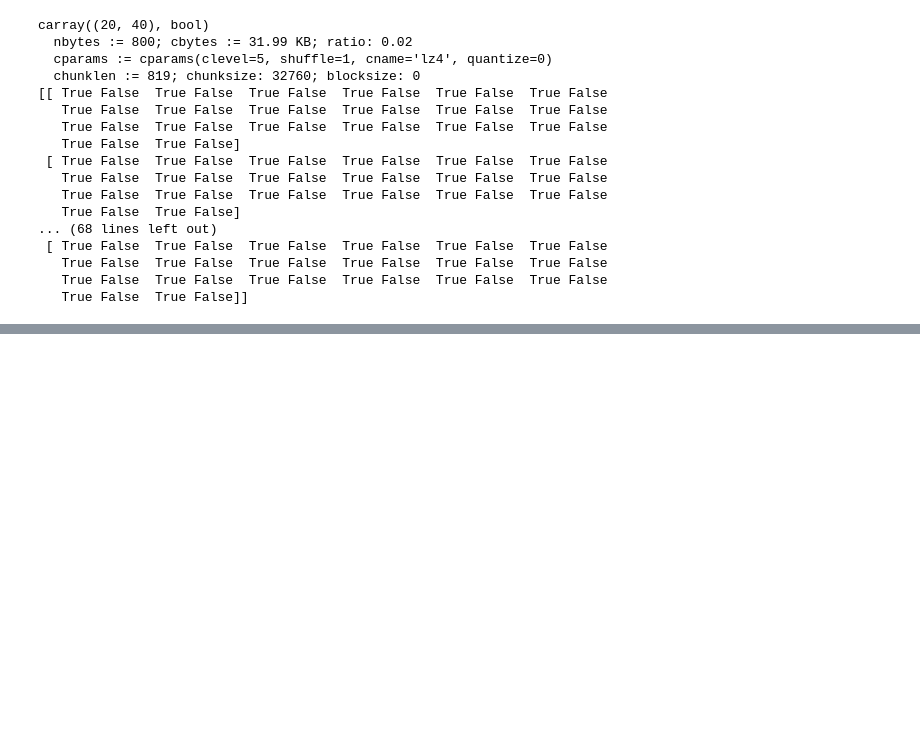
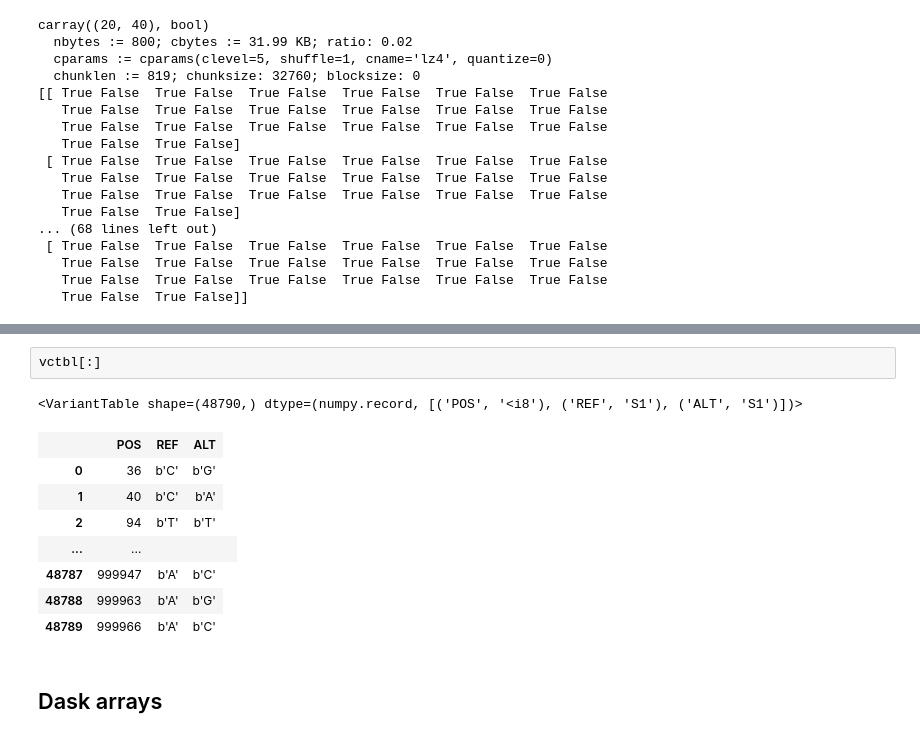
Before and after one commit to cggh/scikit-allel, a Jupyter notebook: notebooks/repr_html.ipynb, the cells around one changed output, grey strips where cells are left out. Drawn from its saved outputs; the diff is of its cells as text; blank space fills up the shorter version.

```diff
--- a/notebooks/repr_html.ipynb
+++ b/notebooks/repr_html.ipynb
@@ -785,0 +738,14 @@ TypeError: Cannot change data-type for object array.
+# %%
+vctbl[:]
+# %% [output]
+<VariantTable shape=(48790,) dtype=(numpy.record, [('POS', '<i8'), ('REF', 'S1'), ('ALT', 'S1')])>
+|  | POS | REF | ALT |
+| 0 | 36 | b'C' | b'G' |
+| 1 | 40 | b'C' | b'A' |
+| 2 | 94 | b'T' | b'T' |
+| ... | ... |  |  |  |
+| 48787 | 999947 | b'A' | b'C' |
+| 48788 | 999963 | b'A' | b'G' |
+| 48789 | 999966 | b'A' | b'C' |
+# %% [markdown]
+## Dask arrays
```
Also changed, not shown: parts of 51 cells of this notebook, 5 other files.
